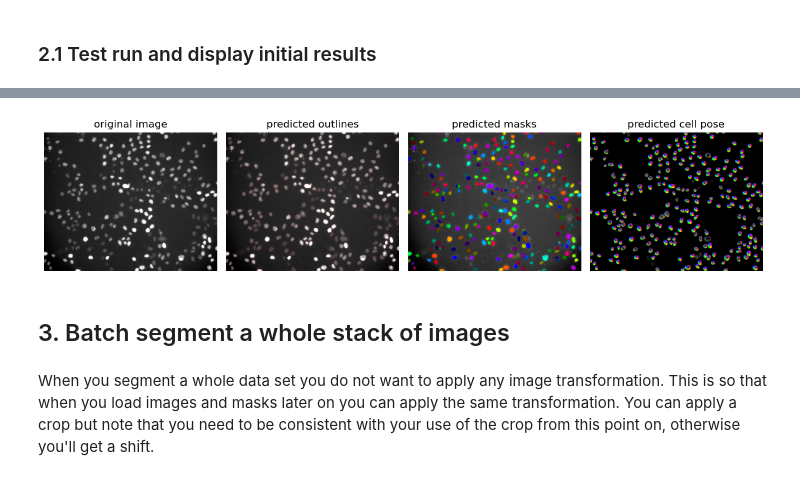
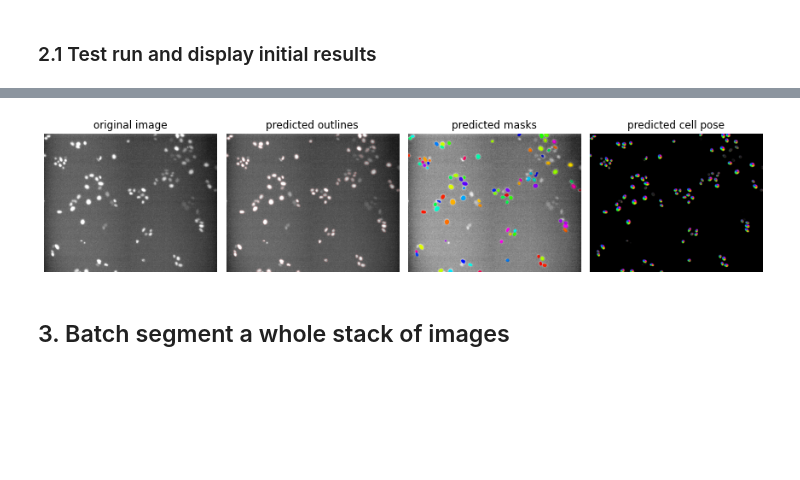
Before and after one commit to lowe-lab-ucl/segment-classify-track, a Jupyter notebook: cellpose_segmentation.ipynb, the cells around one changed output, grey strips where cells are left out. Drawn from its saved outputs; the diff is of its cells as text; code cells hidden in the pictures; blank space fills up the shorter version.

Commit message:
Revert "multiclass organisation now in place"
This reverts commit 9affbf47c044e38d0d45fe646412e91a1bad22b2.

```diff
--- a/cellpose_segmentation.ipynb
+++ b/cellpose_segmentation.ipynb
@@ -22,16 +20,8 @@ import os
 ## 1. Load images
 # %%
 # define experiment ID and select a position
-expt = 'ND0011'
-pos = 'Pos6'
-# point to where the data is
-root_dir = '/home/nathan/data'
-image_path = f'{root_dir}/{expt}/{pos}/{pos}_images'
-transform_path = f'{root_dir}/{expt}/{pos}/gfp_transform_tensor.npy'
-# lazily load images
-images = DaskOctopusLiteLoader(image_path,
-                               transforms = transform_path,
-                               crop = (1200,1600),
-                               remove_background = False)
-images.channels
+expt = 'MK0003'
+pos = 'Pos1'
+image_path = f'/home/nathan/data/kraken/commitment/test/{expt}/{pos}/{pos}_aligned'
+images = DaskOctopusLiteLoader(image_path)
 # %% [output]
@@ -58,9 +31,11 @@ img.shape
 # %%
+# set channels to run on
+segmentation_channel = 'rfp'
 # define channels for cellpose, grayscale=0, R=1, G=2, B=3, channels = [cytoplasm, nucleus]
 channels = [0,0]
+# pick image to run test segmentation on
+test_image_index = 100
 # set diameter of segments for cellpose, if set to None then size of cells estimated per image
 diameter = None
 # Define cellpose model_type='cyto' or model_type='nuclei'
 model_type='cyto'
-## define model type
-model = models.Cellpose(gpu=False, model_type = model_type)
@@ -69,8 +42,10 @@ model = models.Cellpose(gpu=False, model_type = model_type)
 # %% [markdown]
 ### 2.1 Test run and display initial results
 # %%
+## define model type
+model = models.Cellpose(gpu=False, model_type = model_type)
 ## run cellpose on test image
-img = io.imread(images.files(segmentation_channel.name)[frame])
+img = io.imread(images.files(segmentation_channel)[test_image_index])
 masks, flows, styles, diams = model.eval(img, diameter = diameter, channels = channels)
 ## display results
 fig = plt.figure(figsize=(12,5))
@@ -87,6 +63,4 @@ plt.show()
-[figure, old version]
+[figure, new version]
 # %% [markdown]
 ## 3. Batch segment a whole stack of images
-# %% [markdown]
-When you segment a whole data set you do not want to apply any image transformation. This is so that when you load images and masks later on you can apply the same transformation. You can apply a crop but note that you need to be consistent with your use of the crop from this point on, otherwise you'll get a shift.
 # %%
```
Also changed, not shown: parts of 9 cells of this notebook, 14 other files.
